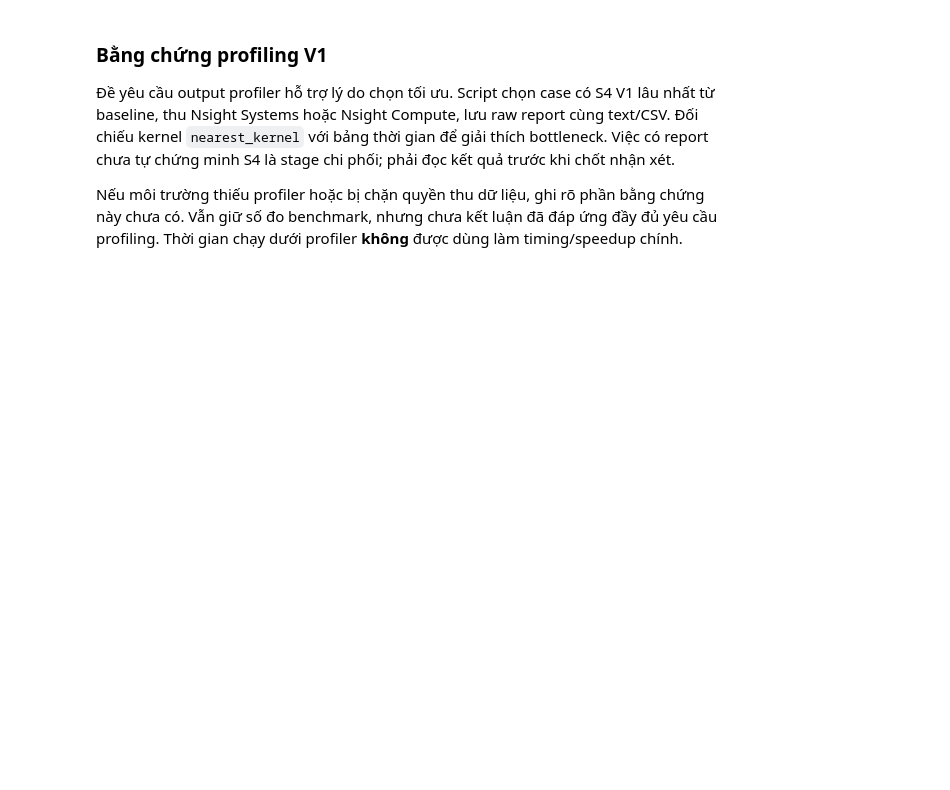
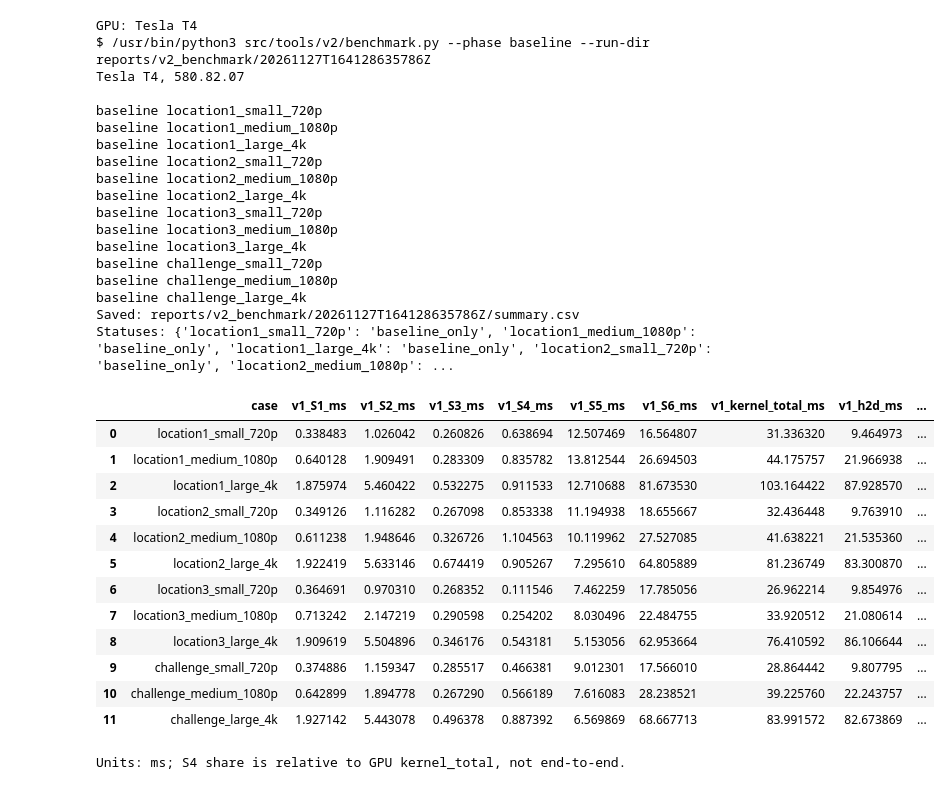
Before and after one commit to nganbee/panorama-stitching-project, a Jupyter notebook: test_v2.ipynb, the cells around one changed output. Drawn from its saved outputs; the diff is of its cells as text; code cells hidden in the pictures; blank space fills up the shorter version.

Commit message:
docs: supplement V2 outputs and refine notebook content

```diff
--- a/test_v2.ipynb
+++ b/test_v2.ipynb
@@ -20,7 +22,7 @@ from PIL import Image as PILImage
 from IPython.display import display, Markdown, HTML, Code
 
 REPO_URL = 'https://github.com/nganbee/panorama-stitching-project.git'
-BRANCH = 'v2'
+BRANCH = 'main'
 REPO_DIR = Path('/content/panorama-stitching-project')
 USE_EXISTING_SOURCE = False
 
@@ -44,6 +46,13 @@ else:
     run(['git','-C',REPO_DIR,'checkout',BRANCH])
     run(['git','-C',REPO_DIR,'pull','--ff-only','origin',BRANCH])
 os.chdir(REPO_DIR)
+TOOLS_DIR = next((p for p in [Path('src/tools/v2'),Path('tools/v2')]
+                  if (p/'build.sh').is_file()),None)
+assert TOOLS_DIR is not None, 'Missing V2 tools.'
+print('V2 tools:',TOOLS_DIR)
+GPU_NAME = subprocess.check_output(['nvidia-smi','--query-gpu=name',
+    '--format=csv,noheader'],text=True).strip()
+print('GPU:',GPU_NAME)
 run('nvidia-smi')
 run('nvcc --version')
 run('g++ --version')
@@ -79,14 +115,42 @@ Dataset gồm ba cặp chuẩn và một cặp khó ở ba độ phân giải. S
 # %%
+print('GPU:',GPU_NAME)
 RUN_DIR = Path('reports/v2_benchmark')/datetime.now(timezone.utc).strftime('%Y%m%dT%H%M%S%fZ')
-run([sys.executable,'src/tools/v2/benchmark.py','--phase','baseline','--run-dir',RUN_DIR])
+run([sys.executable,TOOLS_DIR/'benchmark.py','--phase','baseline','--run-dir',RUN_DIR])
 baseline = pd.read_csv(RUN_DIR/'summary.csv')
 columns = ['case']+[f'v1_S{i}_ms' for i in range(1,7)]+[
     'v1_kernel_total_ms','v1_h2d_ms','v1_d2h_ms','v1_end_to_end_ms','v1_S4_kernel_share']
 display(baseline.reindex(columns=columns))
 print('Units: ms; S4 share is relative to GPU kernel_total, not end-to-end.')
+# %% [output]
+GPU: Tesla T4
+$ /usr/bin/python3 src/tools/v2/benchmark.py --phase baseline --run-dir reports/v2_benchmark/20261127T164128635786Z
+Tesla T4, 580.82.07
+
+baseline location1_small_720p
+baseline location1_medium_1080p
+baseline location1_large_4k
+baseline location2_small_720p
+baseline location2_medium_1080p
+baseline location2_large_4k
+baseline location3_small_720p
+baseline location3_medium_1080p
+baseline location3_large_4k
+baseline challenge_small_720p
+baseline challenge_medium_1080p
+baseline challenge_large_4k
+Saved: reports/v2_benchmark/20261127T164128635786Z/summary.csv
+Statuses: {'location1_small_720p': 'baseline_only', 'location1_medium_1080p': 'baseline_only', 'location1_large_4k': 'baseline_only', 'location2_small_720p': 'baseline_only', 'location2_medium_1080p': ...
+|  | case | v1_S1_ms | v1_S2_ms | v1_S3_ms | v1_S4_ms | v1_S5_ms | v1_S6_ms | v1_kernel_total_ms | v1_h2d_ms | ... |
+| 0 | location1_small_720p | 0.338483 | 1.026042 | 0.260826 | 0.638694 | 12.507469 | 16.564807 | 31.336320 | 9.464973 | ... |
+| 1 | location1_medium_1080p | 0.640128 | 1.909491 | 0.283309 | 0.835782 | 13.812544 | 26.694503 | 44.175757 | 21.966938 | ... |
+| 2 | location1_large_4k | 1.875974 | 5.460422 | 0.532275 | 0.911533 | 12.710688 | 81.673530 | 103.164422 | 87.928570 | ... |
+| 3 | location2_small_720p | 0.349126 | 1.116282 | 0.267098 | 0.853338 | 11.194938 | 18.655667 | 32.436448 | 9.763910 | ... |
+| 4 | location2_medium_1080p | 0.611238 | 1.948646 | 0.326726 | 1.104563 | 10.119962 | 27.527085 | 41.638221 | 21.535360 | ... |
+| 5 | location2_large_4k | 1.922419 | 5.633146 | 0.674419 | 0.905267 | 7.295610 | 64.805889 | 81.236749 | 83.300870 | ... |
+| 6 | location3_small_720p | 0.364691 | 0.970310 | 0.268352 | 0.111546 | 7.462259 | 17.785056 | 26.962214 | 9.854976 | ... |
+| 7 | location3_medium_1080p | 0.713242 | 2.147219 | 0.290598 | 0.254202 | 8.030496 | 22.484755 | 33.920512 | 21.080614 | ... |
+| 8 | location3_large_4k | 1.909619 | 5.504896 | 0.346176 | 0.543181 | 5.153056 | 62.953664 | 76.410592 | 86.106644 | ... |
+| 9 | challenge_small_720p | 0.374886 | 1.159347 | 0.285517 | 0.466381 | 9.012301 | 17.566010 | 28.864442 | 9.807795 | ... |
+| 10 | challenge_medium_1080p | 0.642899 | 1.894778 | 0.267290 | 0.566189 | 7.616083 | 28.238521 | 39.225760 | 22.243757 | ... |
+| 11 | challenge_large_4k | 1.927142 | 5.443078 | 0.496378 | 0.887392 | 6.569869 | 68.667713 | 83.991572 | 82.673869 | ... |
+Units: ms; S4 share is relative to GPU kernel_total, not end-to-end.
-# %% [markdown]
-### Bằng chứng profiling V1
-
-Đề yêu cầu output profiler hỗ trợ lý do chọn tối ưu. Script chọn case có S4 V1 lâu nhất từ baseline, thu Nsight Systems hoặc Nsight Compute, lưu raw report cùng text/CSV. Đối chiếu kernel `nearest_kernel` với bảng thời gian để giải thích bottleneck. Việc có report chưa tự chứng minh S4 là stage chi phối; phải đọc kết quả trước khi chốt nhận xét.
-
-Nếu môi trường thiếu profiler hoặc bị chặn quyền thu dữ liệu, ghi rõ phần bằng chứng này chưa có. Vẫn giữ số đo benchmark, nhưng chưa kết luận đã đáp ứng đầy đủ yêu cầu profiling. Thời gian chạy dưới profiler **không** được dùng làm timing/speedup chính.
```
Also changed, not shown: parts of 31 cells of this notebook.
